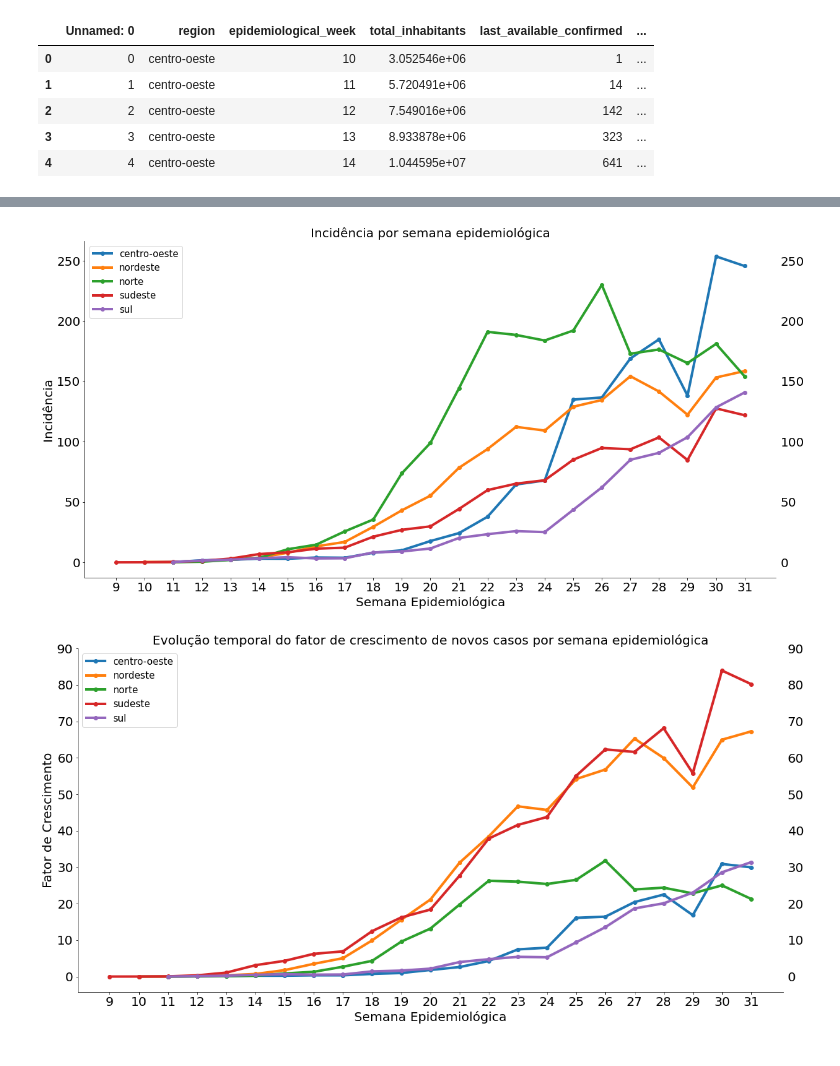
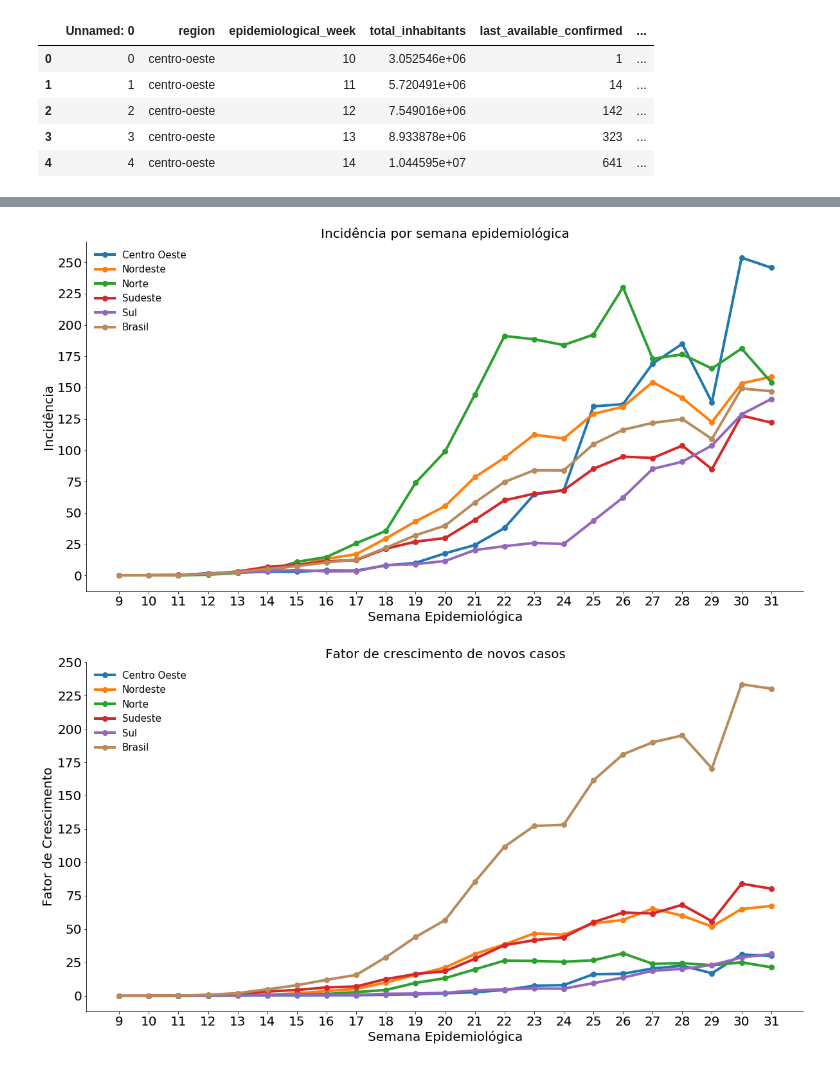
Before and after one commit to larissafv/grupoa, a Jupyter notebook: Visualização dos Indicadores/Gráficos dos indicadores por regiões.ipynb, the cells around one changed output, grey strips where cells are left out. Drawn from its saved outputs; the diff is of its cells as text; code cells hidden in the pictures.

```diff
--- a/Visualização dos Indicadores/Gráficos dos indicadores por regiões.ipynb
+++ b/Visualização dos Indicadores/Gráficos dos indicadores por regiões.ipynb
@@ -30,7 +32,7 @@ def get_regions(macro_regiao, relevant_dataframe):
 # Encontrar o valor máximo de uma coluna numa lista de dataframes
 def find_max(lista_de_dataframes,column):
     max_value = 0
-    for i in range(1,len(lista_de_dataframes)):
+    for i in range(0,len(lista_de_dataframes)):
         aux = lista_de_dataframes[i][column].max()
         if(aux>max_value):
             max_value = aux
@@ -253,7 +261,9 @@ mortalidade = get_regions(regions, mortality)
 
 # Adicionando as "linhas" referentes a cada macro-região ao gráfico
 for i in range(len(mortalidade)):
-    mortalidade[i]['mortality'].plot.line(figsize=(20,10), linewidth=4, fontsize=20, marker = 'o')
+    mortalidade[i]['mortality'].plot.line(figsize=(20,10), linewidth=4, fontsize=20, marker = 'o',markersize=8)
+# Adicionando as "linhas" referentes ao Brasil ao gráfico
+df2.set_index('epidemiological_week')['mortality'].plot.line(color = '#b88a5c',figsize=(20,10), linewidth=4, fontsize=20, marker = 'o',markersize=8)
 
 # Título do gráfico e rótulos dos eixo X e Y
 plt.xlabel('Semana Epidemiológica', fontsize=20);
@@ -261,7 +271,7 @@ plt.ylabel('Mortalidade',fontsize=20);
 plt.title('Mortalidade por semana epidemiológica',fontsize=20);
 
 # Adicionando a legenda no campo superior esquerdo
-plt.legend(regions, loc='upper left', fontsize = 15)
+plt.legend(regions+['Brasil'], loc='upper left', fontsize = 15, frameon=False)
 
 # Colocando limites e intervalos do eixo X e Y
 plt.yticks(np.arange(0,70,5))
@@ -272,7 +282,7 @@ plt.gca().spines['top'].set_visible(False)
 plt.gca().spines['right'].set_visible(False)
 
 # Adicionando valores do eixo Y à direita do gráfico
-plt.tick_params(labelright=True,labelsize=20)
+#plt.tick_params(labelright=True,labelsize=20)
 
 # Adicionando grid para facilitar visualização
 #plt.grid(True)
@@ -294,15 +304,16 @@ letalidade = get_regions(regions, lethality)
 
 # Adicionando as "linhas" referentes a cada macro-região ao gráfico
 for i in range(len(letalidade)):
-    letalidade[i]['lethality'].plot.line(figsize=(20,10), linewidth=4, fontsize=20, marker = 'o')
-
+    letalidade[i]['lethality'].plot.line(figsize=(20,10), linewidth=4, fontsize=20, marker = 'o',markersize=8)
+# Adicionando as "linhas" referentes ao Brasil ao gráfico
+df2.set_index('epidemiological_week')['lethality'].plot.line(color = '#b88a5c',figsize=(20,10), linewidth=4, fontsize=20, marker = 'o',markersize=8)
 # Título do gráfico e rótulos dos eixo X e Y
 plt.xlabel('Semana Epidemiológica', fontsize=20);
 plt.ylabel('Letalidade',fontsize=20);
-plt.title('Letalidade por semana epidemiológica',fontsize=20);
+plt.title('Letalidade Covid19 por Macrorregião',fontsize=20);
 
 # Adicionando a legenda no campo superior esquerdo
-plt.legend(regions, loc='upper left', fontsize = 15)
+plt.legend(regions+['Brasil'], loc='upper left', fontsize = 15, frameon=False)
 
 # Colocando limites e intervalos do eixo X e Y
 plt.yticks(np.arange(0,0.1,0.01))
@@ -313,7 +324,7 @@ plt.gca().spines['top'].set_visible(False)
 plt.gca().spines['right'].set_visible(False)
 
 # Adicionando valores do eixo Y à direita do gráfico
-plt.tick_params(labelright=True,labelsize=20)
+#plt.tick_params(labelright=True,labelsize=20)
 
 # Adicionando grid para facilitar visualização
 #plt.grid(True)
@@ -335,7 +346,9 @@ incidencia = get_regions(regions, incidence_cases)
 
 # Adicionando as "linhas" referentes a cada macro-região ao gráfico
 for i in range(len(incidencia)):
-    incidencia[i]['incidence_cases'].plot.line(figsize=(20,10), linewidth=4, fontsize=20, marker = 'o')
+    incidencia[i]['incidence_cases'].plot.line(figsize=(20,10), linewidth=4, fontsize=20, marker = 'o',markersize=8)
+# Adicionando as "linhas" referentes ao Brasil ao gráfico
+df2.set_index('epidemiological_week')['incidence_cases'].plot.line(color = '#b88a5c',figsize=(20,10), linewidth=4, fontsize=20, marker = 'o',markersize=8)
 
 # Título do gráfico e rótulos dos eixo X e Y
 plt.xlabel('Semana Epidemiológica', fontsize=20);
@@ -343,17 +356,19 @@ plt.ylabel('Incidência',fontsize=20);
 plt.title('Incidência por semana epidemiológica',fontsize=20);
 
 # Adicionando a legenda no campo superior esquerdo
-plt.legend(regions, loc='upper left', fontsize = 15)
+plt.legend(regions+['Brasil'], loc='upper left', fontsize = 15, frameon=False)
 
 # Colocando limites e intervalos do eixo X e Y
 plt.xticks(np.arange(9,32,1))
+plt.yticks(np.arange(0,251,25))
+
 
 #Tirando bordas
 plt.gca().spines['top'].set_visible(False)
 plt.gca().spines['right'].set_visible(False)
 
 # Adicionando valores do eixo Y à direita do gráfico
-plt.tick_params(labelright=True,labelsize=20)
+#plt.tick_params(labelright=True,labelsize=20)
 
 # Adicionando grid para facilitar visualização
 #plt.grid(True)
@@ -365,7 +380,7 @@ plt.tick_params(labelright=True,labelsize=20)
 plt.show()
 plt.close()
 # %% [output]
-[figure, old version]
+[figure, new version]
 # %%
 # -------------------------------------------9---------------------------------------------------
 # Fator de Crescimento (Do número de novos casos entre duas semanas epidemiológicas consecutivas)
@@ -374,36 +389,39 @@ cases_growth_factor = df[['region','epidemiological_week','cases_growth_factor']
 fator_de_crescimento = get_regions(regions, cases_growth_factor)
 
 # Adicionando as "linhas" referentes a cada macro-região ao gráfico
 for i in range(len(fator_de_crescimento)):
-    fator_de_crescimento[i]['cases_growth_factor'].plot.line(figsize=(20,10), linewidth=4, fontsize=20, marker = 'o')
+    fator_de_crescimento[i]['cases_growth_factor'].plot.line(figsize=(20,10), linewidth=4, fontsize=20, marker = 'o',markersize=8)
+# Adicionando as "linhas" referentes ao Brasil ao gráfico
+df2.set_index('epidemiological_week')['cases_growth_factor'].plot.line(color = '#b88a5c',figsize=(20,10), linewidth=4, fontsize=20, marker = 'o',markersize=8)
 
 # Título do gráfico e rótulos dos eixo X e Y
 plt.xlabel('Semana Epidemiológica', fontsize=20);
 plt.ylabel('Fator de Crescimento',fontsize=20);
-plt.title('Evolução temporal do fator de crescimento de novos casos por semana epidemiológica',fontsize=20);
+plt.title('Fator de crescimento de novos casos',fontsize=20);
 
 # Adicionando a legenda no campo superior esquerdo
-plt.legend(regions, loc='upper left', fontsize = 15)
+plt.legend(regions+['Brasil'], loc='upper left', fontsize = 15, frameon=False)
 
 # Colocando limites e intervalos do eixo X e Y
-plt.yticks(np.arange(0,91,10))
+plt.yticks(np.arange(0,251,25))
 plt.xticks(np.arange(9,32,1))
 
 #Tirando bordas
 plt.gca().spines['top'].set_visible(False)
 plt.gca().spines['right'].set_visible(False)
 
+
 # Adicionando valores do eixo Y à direita do gráfico
-plt.tick_params(labelright=True,labelsize=20)
+#plt.tick_params(labelleft = False,labelright=True,labelsize=20)
 
 # Adicionando grid para facilitar visualização
 #plt.grid(True)
 
 # Salvando o gráfico em imagem
 #plt.savefig("Gráficos/fator_de_crescimento.jpg")
 
 # Mostre o plot e feche-o para uso posterior
 plt.show()
 plt.close()
 # %% [output]
-[figure, old version]
+[figure, new version]
```
Also changed, not shown: parts of 10 cells of this notebook.
